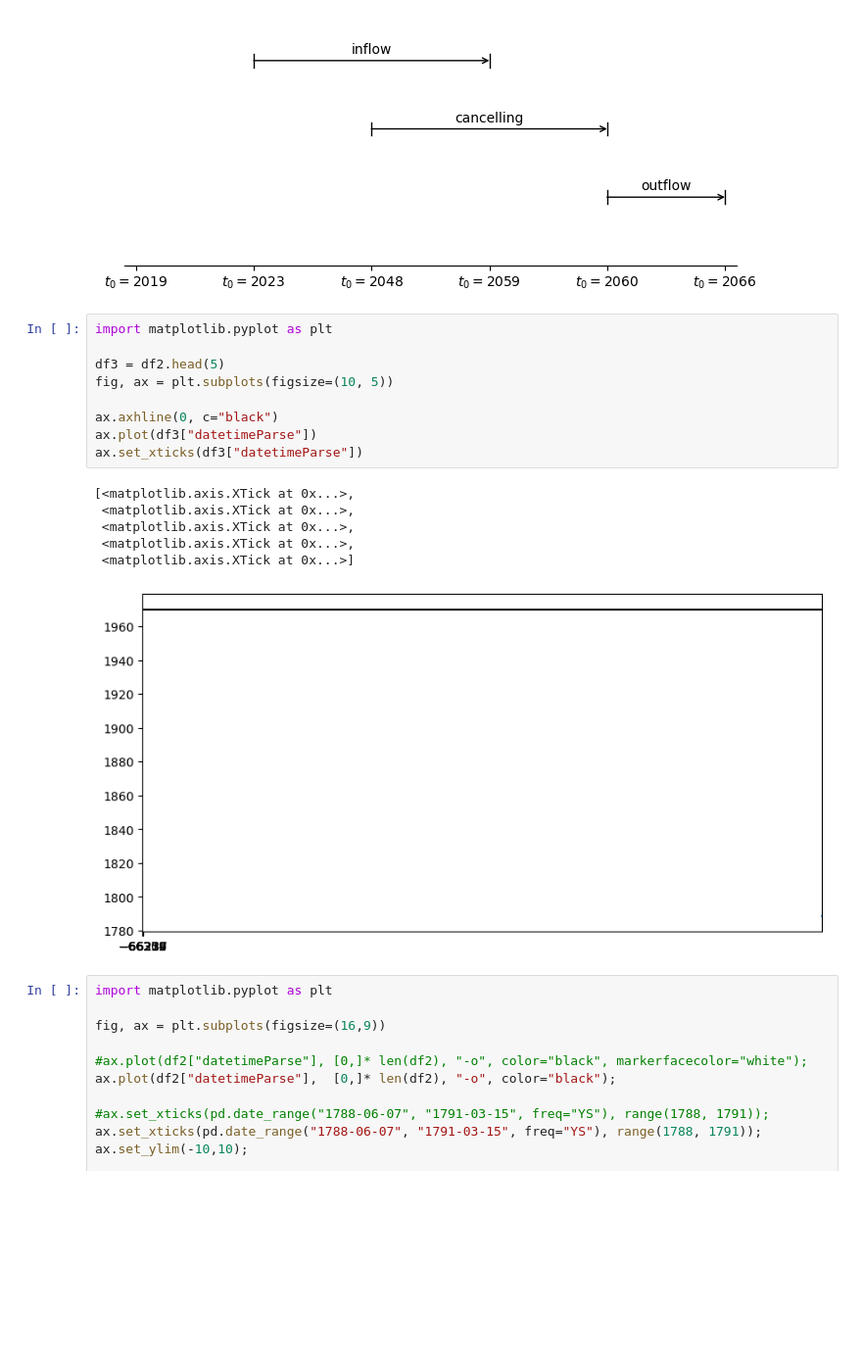
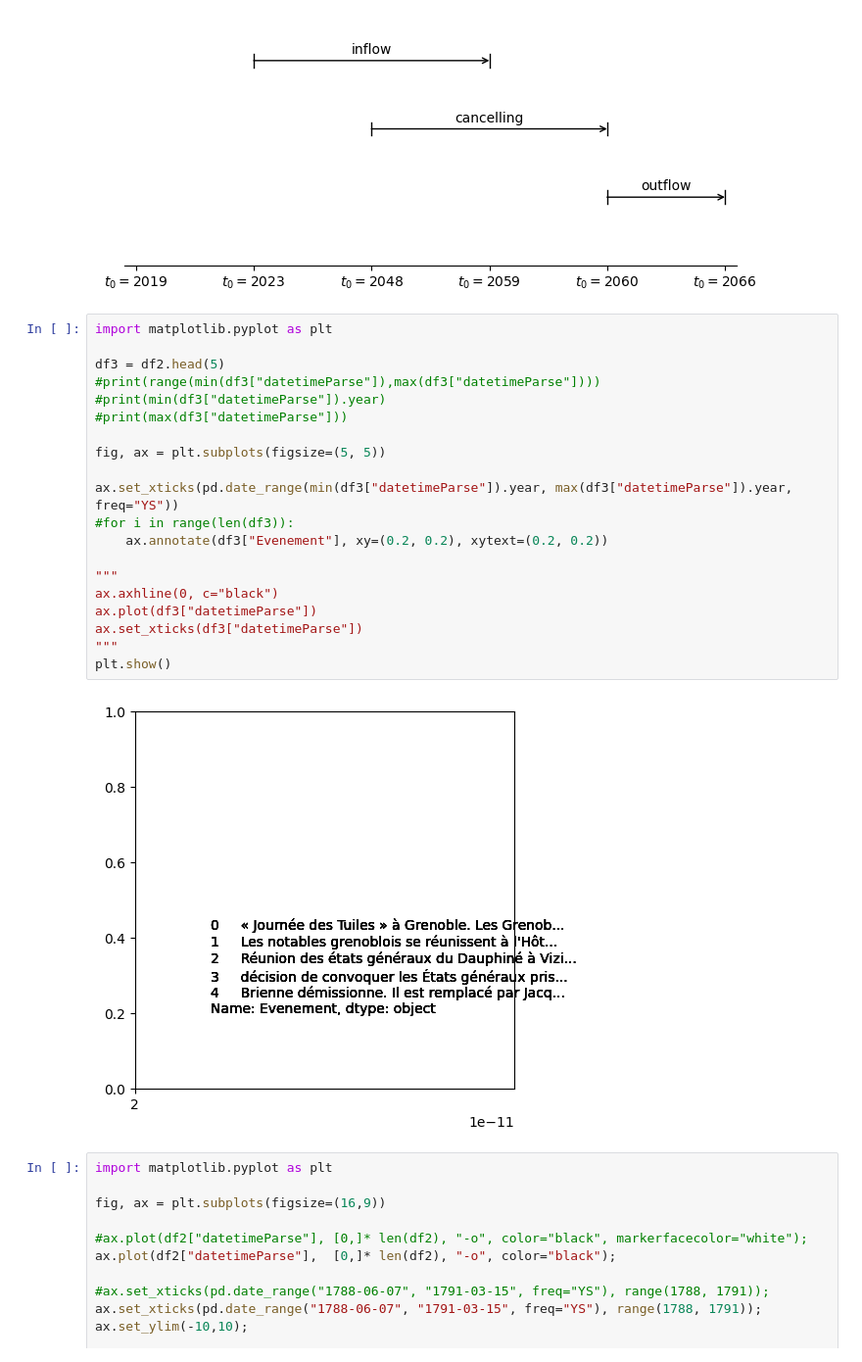
Before and after one commit to GUIAT/Frise-Chronologique-Revolution-Francaise, a Jupyter notebook: Frise Chronologique Revolution Francaise - 20240908.ipynb, the cells around one changed output. Shown at 98% size. Saved outputs shown, nothing was run; the diff lists cells and outputs as text; blank space fills up the shorter version.

```diff
--- a/Frise Chronologique Revolution Francaise - 20240908.ipynb
+++ b/Frise Chronologique Revolution Francaise - 20240908.ipynb
@@ -280,19 +260,25 @@ plt.show()
 # %%
 import matplotlib.pyplot as plt
 
 df3 = df2.head(5)
-fig, ax = plt.subplots(figsize=(10, 5))
+#print(range(min(df3["datetimeParse"]),max(df3["datetimeParse"])))
+#print(min(df3["datetimeParse"]).year)
+#print(max(df3["datetimeParse"]))
 
+fig, ax = plt.subplots(figsize=(5, 5))
+
+ax.set_xticks(pd.date_range(min(df3["datetimeParse"]).year, max(df3["datetimeParse"]).year, freq="YS"))
+#for i in range(len(df3)):
+    ax.annotate(df3["Evenement"], xy=(0.2, 0.2), xytext=(0.2, 0.2))
+
+"""
 ax.axhline(0, c="black")
 ax.plot(df3["datetimeParse"])
 ax.set_xticks(df3["datetimeParse"])
+"""
+plt.show()
 # %% [output]
-[<matplotlib.axis.XTick at 0x...>,
- <matplotlib.axis.XTick at 0x...>,
- <matplotlib.axis.XTick at 0x...>,
- <matplotlib.axis.XTick at 0x...>,
- <matplotlib.axis.XTick at 0x...>]
-[figure, old version]
+[figure, new version]
 # %%
 import matplotlib.pyplot as plt
 
```
Also changed, not shown: parts of 2 cells of this notebook.
